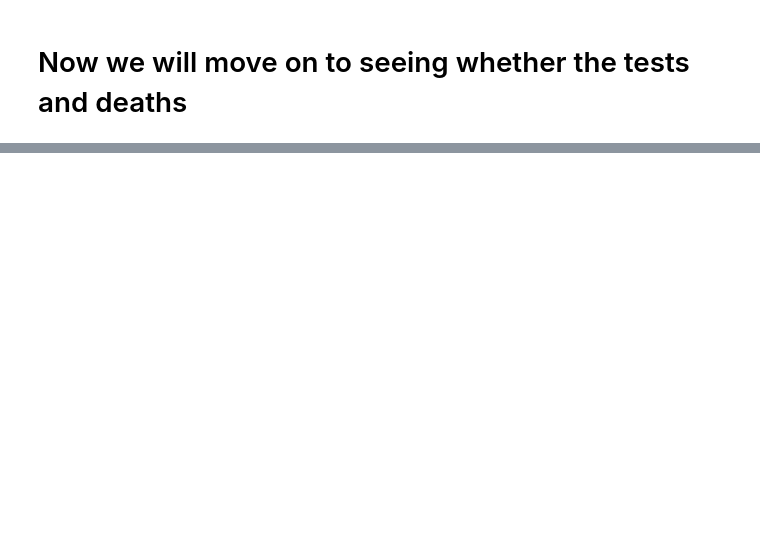
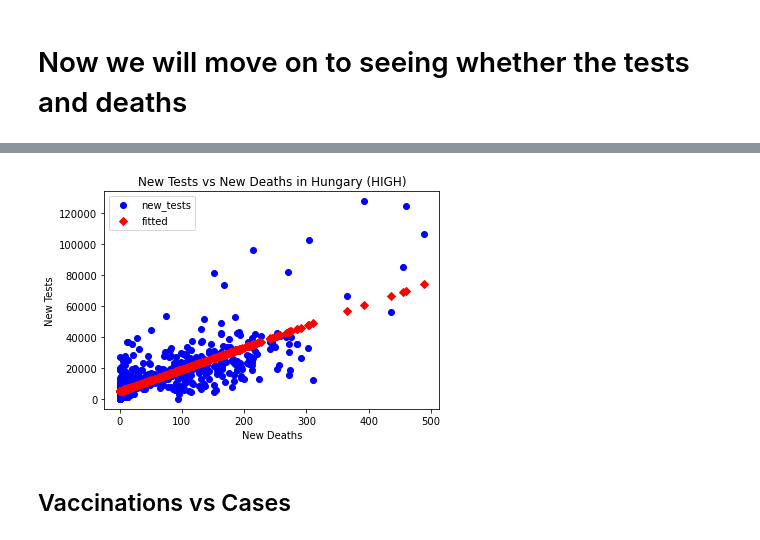
Before and after one commit to ajdelcarpiogom/FinalProject, a Jupyter notebook: FinalProject.ipynb, the cells around one changed output, grey strips where cells are left out. Saved outputs shown, nothing was run; the diff lists cells and outputs as text; code cells hidden in the pictures; blank space fills up the shorter version.

```diff
--- a/FinalProject.ipynb
+++ b/FinalProject.ipynb
@@ -524,0 +519,16 @@ nan
+# %%
+hun = countries_df.loc[countries_df["location"] == "Hungary"]
+# %%
+hun_model = ols('new_tests ~ new_deaths', data = hun).fit()
+#print(hun_model.summary())
+# %%
+fig5, ax5 = plt.subplots()
+fig5 = sm.graphics.plot_fit(hun_model,1, vlines = False, ax = ax5)
+ax5.set_ylabel("New Tests")
+ax5.set_xlabel("New Deaths")
+ax5.set_title("New Tests vs New Deaths in Hungary (HIGH)")
+plt.show()
+# %% [output]
+[figure, added]
+# %% [markdown]
+## Vaccinations vs Cases
```
Also changed, not shown: parts of 48 cells of this notebook.
